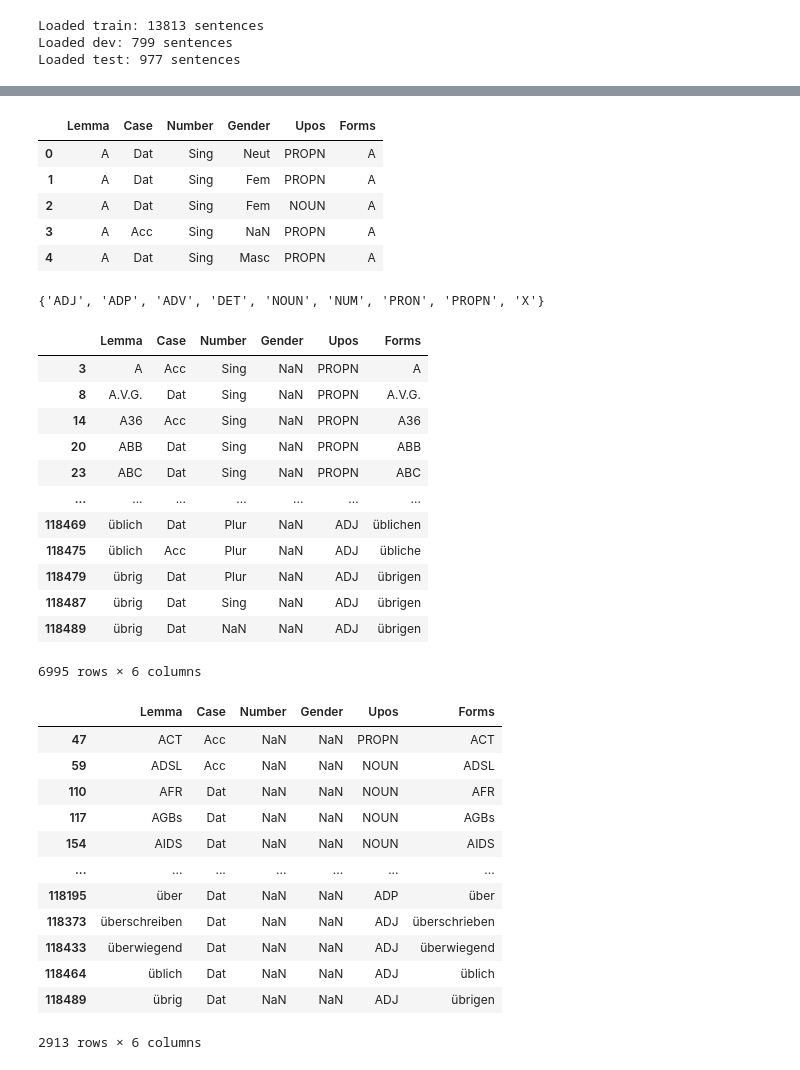
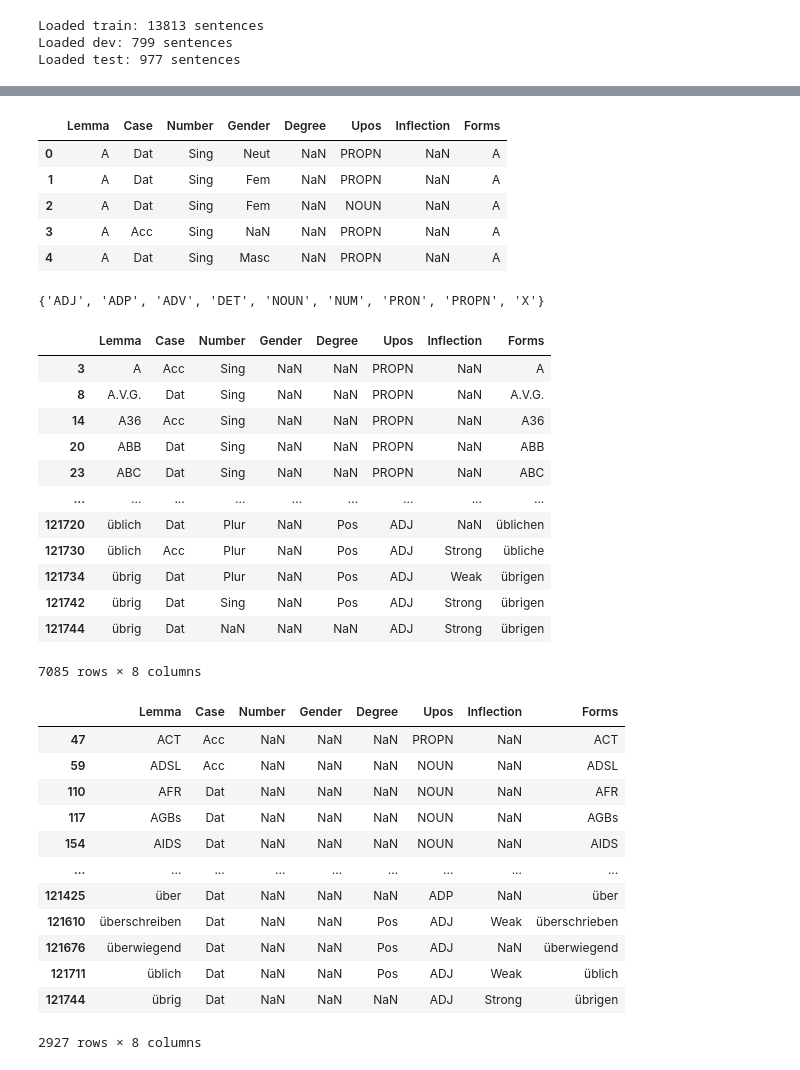
Before and after one commit to ebrarkiziloglu/Morphology, a Jupyter notebook: UD_Dataset/UD_German.ipynb, the cells around one changed output, grey strips where cells are left out. Drawn from its saved outputs; the diff is of its cells as text; code cells hidden in the pictures.

```diff
--- a/UD_Dataset/UD_German.ipynb
+++ b/UD_Dataset/UD_German.ipynb
@@ -345,15 +253,15 @@ set(unified_df.preposition)
  'zwischen',
  'über'}
 # %%
-lookup_dict = pd.read_csv("german_ud_cases_dictionary.csv")
+lookup_dict = pd.read_csv("german_ud_lookup_dictionary.csv")
 lookup_dict.head()
 # %% [output]
-|  | Lemma | Case | Number | Gender | Upos | Forms |
-| 0 | A | Dat | Sing | Neut | PROPN | A |
-| 1 | A | Dat | Sing | Fem | PROPN | A |
-| 2 | A | Dat | Sing | Fem | NOUN | A |
-| 3 | A | Acc | Sing | NaN | PROPN | A |
-| 4 | A | Dat | Sing | Masc | PROPN | A |
+|  | Lemma | Case | Number | Gender | Degree | Upos | Inflection | Forms |
+| 0 | A | Dat | Sing | Neut | NaN | PROPN | NaN | A |
+| 1 | A | Dat | Sing | Fem | NaN | PROPN | NaN | A |
+| 2 | A | Dat | Sing | Fem | NaN | NOUN | NaN | A |
+| 3 | A | Acc | Sing | NaN | NaN | PROPN | NaN | A |
+| 4 | A | Dat | Sing | Masc | NaN | PROPN | NaN | A |
 # %%
 set(lookup_dict.Upos)
 # %% [output]
@@ -362,33 +270,33 @@ set(lookup_dict.Upos)
 # how many rows has no Gender?
 lookup_dict[lookup_dict.Gender.isna()]
 # %% [output]
-|  | Lemma | Case | Number | Gender | Upos | Forms |
-| 3 | A | Acc | Sing | NaN | PROPN | A |
-| 8 | A.V.G. | Dat | Sing | NaN | PROPN | A.V.G. |
-| 14 | A36 | Acc | Sing | NaN | PROPN | A36 |
-| 20 | ABB | Dat | Sing | NaN | PROPN | ABB |
-| 23 | ABC | Dat | Sing | NaN | PROPN | ABC |
-| ... | ... | ... | ... | ... | ... | ... |
-| 118469 | üblich | Dat | Plur | NaN | ADJ | üblichen |
-| 118475 | üblich | Acc | Plur | NaN | ADJ | übliche |
-| 118479 | übrig | Dat | Plur | NaN | ADJ | übrigen |
-| 118487 | übrig | Dat | Sing | NaN | ADJ | übrigen |
-| 118489 | übrig | Dat | NaN | NaN | ADJ | übrigen |
+|  | Lemma | Case | Number | Gender | Degree | Upos | Inflection | Forms |
+| 3 | A | Acc | Sing | NaN | NaN | PROPN | NaN | A |
+| 8 | A.V.G. | Dat | Sing | NaN | NaN | PROPN | NaN | A.V.G. |
+| 14 | A36 | Acc | Sing | NaN | NaN | PROPN | NaN | A36 |
+| 20 | ABB | Dat | Sing | NaN | NaN | PROPN | NaN | ABB |
+| 23 | ABC | Dat | Sing | NaN | NaN | PROPN | NaN | ABC |
+| ... | ... | ... | ... | ... | ... | ... | ... | ... |
+| 121720 | üblich | Dat | Plur | NaN | Pos | ADJ | NaN | üblichen |
+| 121730 | üblich | Acc | Plur | NaN | Pos | ADJ | Strong | übliche |
+| 121734 | übrig | Dat | Plur | NaN | Pos | ADJ | Weak | übrigen |
+| 121742 | übrig | Dat | Sing | NaN | Pos | ADJ | Strong | übrigen |
+| 121744 | übrig | Dat | NaN | NaN | NaN | ADJ | Strong | übrigen |
-6995 rows × 6 columns
+7085 rows × 8 columns
 # %%
 # how many rows has no Number?
 lookup_dict[lookup_dict.Number.isna()]
 # %% [output]
-|  | Lemma | Case | Number | Gender | Upos | Forms |
-| 47 | ACT | Acc | NaN | NaN | PROPN | ACT |
-| 59 | ADSL | Acc | NaN | NaN | NOUN | ADSL |
-| 110 | AFR | Dat | NaN | NaN | NOUN | AFR |
-| 117 | AGBs | Dat | NaN | NaN | NOUN | AGBs |
-| 154 | AIDS | Dat | NaN | NaN | NOUN | AIDS |
-| ... | ... | ... | ... | ... | ... | ... |
-| 118195 | über | Dat | NaN | NaN | ADP | über |
-| 118373 | überschreiben | Dat | NaN | NaN | ADJ | überschrieben |
-| 118433 | überwiegend | Dat | NaN | NaN | ADJ | überwiegend |
-| 118464 | üblich | Dat | NaN | NaN | ADJ | üblich |
-| 118489 | übrig | Dat | NaN | NaN | ADJ | übrigen |
+|  | Lemma | Case | Number | Gender | Degree | Upos | Inflection | Forms |
+| 47 | ACT | Acc | NaN | NaN | NaN | PROPN | NaN | ACT |
+| 59 | ADSL | Acc | NaN | NaN | NaN | NOUN | NaN | ADSL |
+| 110 | AFR | Dat | NaN | NaN | NaN | NOUN | NaN | AFR |
+| 117 | AGBs | Dat | NaN | NaN | NaN | NOUN | NaN | AGBs |
+| 154 | AIDS | Dat | NaN | NaN | NaN | NOUN | NaN | AIDS |
+| ... | ... | ... | ... | ... | ... | ... | ... | ... |
+| 121425 | über | Dat | NaN | NaN | NaN | ADP | NaN | über |
+| 121610 | überschreiben | Dat | NaN | NaN | Pos | ADJ | Weak | überschrieben |
+| 121676 | überwiegend | Dat | NaN | NaN | Pos | ADJ | NaN | überwiegend |
+| 121711 | üblich | Dat | NaN | NaN | Pos | ADJ | Weak | üblich |
+| 121744 | übrig | Dat | NaN | NaN | NaN | ADJ | Strong | übrigen |
-2913 rows × 6 columns
+2927 rows × 8 columns
```
Also changed, not shown: parts of 10 cells of this notebook, 15 other files.
